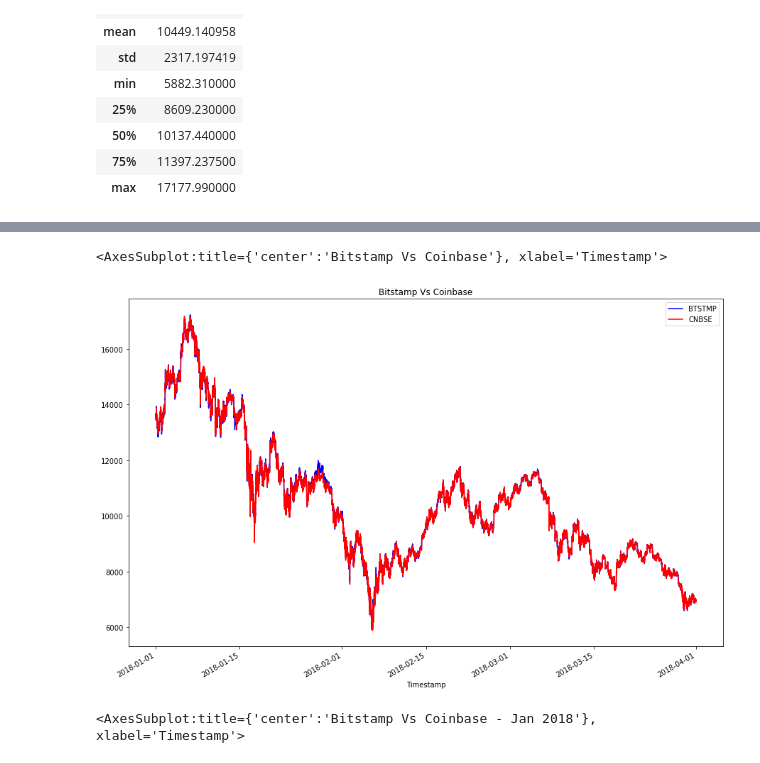
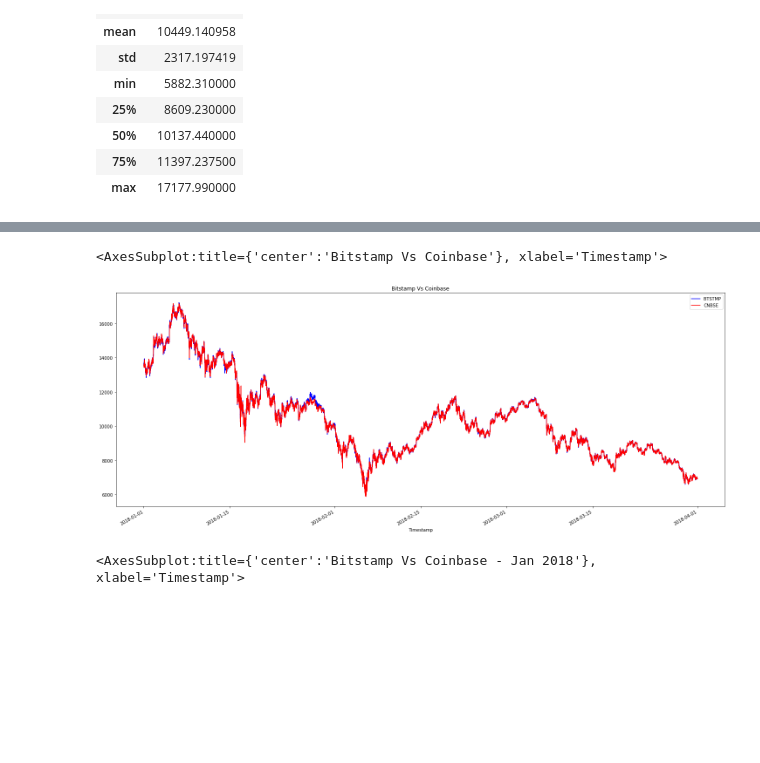
Before and after one commit to Abhishikaf/Bitcoin_Arbitrage, a Jupyter notebook: crypto_arbitrage.ipynb, the cells around one changed output, grey strips where cells are left out. Cells and saved outputs as stored; diff of their text form; code cells hidden in the pictures; blank space fills up the shorter version.

```diff
--- a/crypto_arbitrage.ipynb
+++ b/crypto_arbitrage.ipynb
@@ -256,10 +255,9 @@ coinbase_sliced.plot(figsize = (10,5), title = "Coinbase", color = 'red')
 # %%
-# Overlay the visualizations for the bitstamp and coinbase DataFrames in one plot
-# The plot should visualize the prices over the full lenth of the dataset
-# Be sure to include the parameters: legend, figure size, title, and color and label
-bitstamp_sliced['Close'].plot(legend = True, figsize = (15,10), title = 'Bitstamp Vs Coinbase', color = 'blue', label = 'BTSTMP')
-coinbase_sliced['Close'].plot(legend = True, figsize = (15,10), title = 'Bitstamp Vs Coinbase', color = 'red', label = 'CNBSE')
+# visualizations overlay for the bitstamp and coinbase DataFrames in one plot
+# The plot visualizes the prices over the full lenth of the dataset
+bitstamp_sliced['Close'].plot(legend = True, figsize = (25,10), title = 'Bitstamp Vs Coinbase', color = 'blue', label = 'BTSTMP')
+coinbase_sliced['Close'].plot(legend = True, figsize = (25,10), title = 'Bitstamp Vs Coinbase', color = 'red', label = 'CNBSE')
 # %% [output]
 <AxesSubplot:title={'center':'Bitstamp Vs Coinbase'}, xlabel='Timestamp'>
-[figure, old version]
+[figure, new version]
 # %%
```
Also changed, not shown: parts of 68 cells of this notebook, 11 other files.
